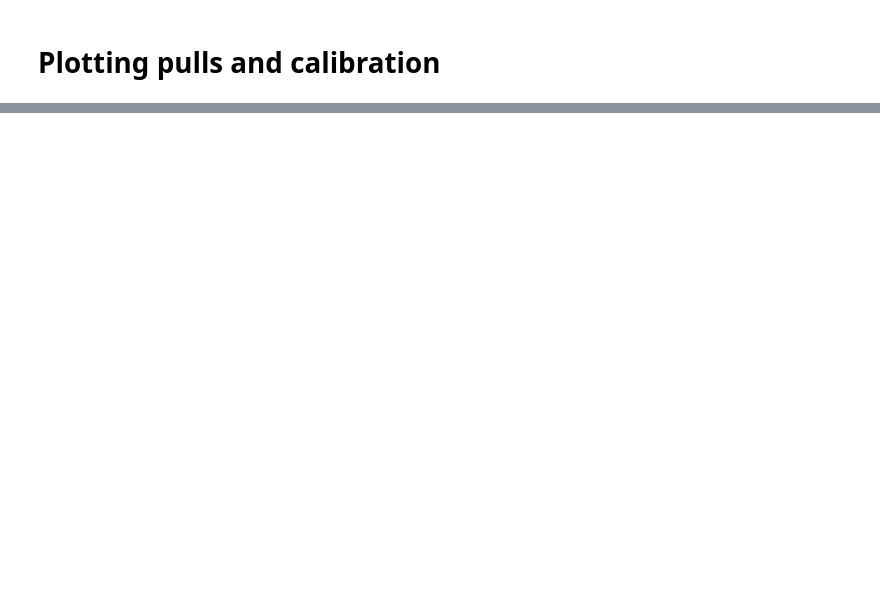
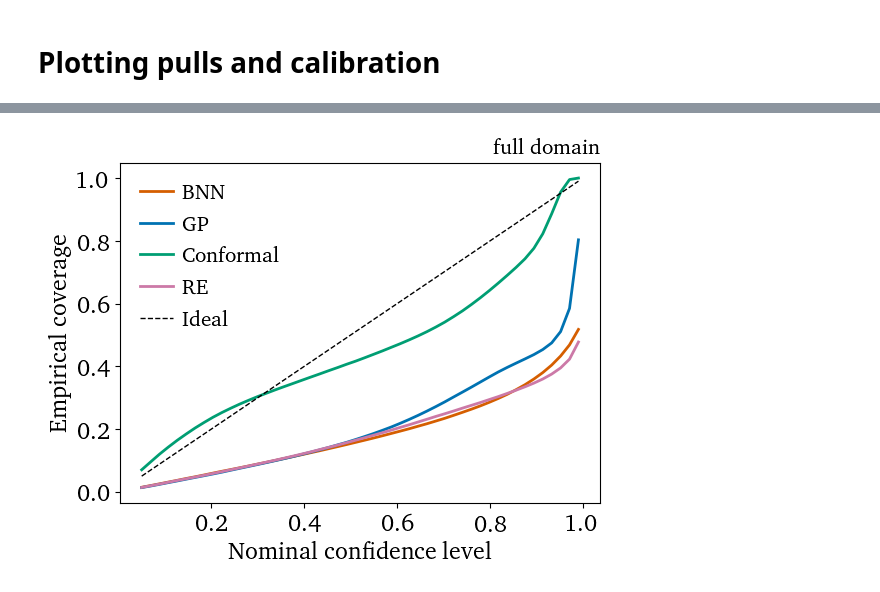
Before and after one commit to ramonpeter/UQveraiphy, a Jupyter notebook: regression/plots.ipynb, the cells around one changed output, grey strips where cells are left out. Drawn from its saved outputs; the diff is of its cells as text; code cells hidden in the pictures; blank space fills up the shorter version.

```diff
--- a/regression/plots.ipynb
+++ b/regression/plots.ipynb
@@ -54,0 +101,11 @@ make_calibration_fig(
+# %%
+make_calibration_fig(
+    y_tests=[y_test_bnn, y_test_gp, y_test_cp, y_test_re],
+    y_means=[y_mean_bnn, y_mean_gp, y_mean_cp, y_mean_re],
+    y_stds=[y_std_bnn, y_std_gp, y_std_cp, y_std_re],
+    network_names=["BNN", "GP", "Conformal", "RE"],
+    filename="results/combined_calibration_extrapolation",
+    title=r"full domain",
+)
+# %% [output]
+[figure, added]
```
Also changed, not shown: parts of 6 cells of this notebook, 12 other files.
